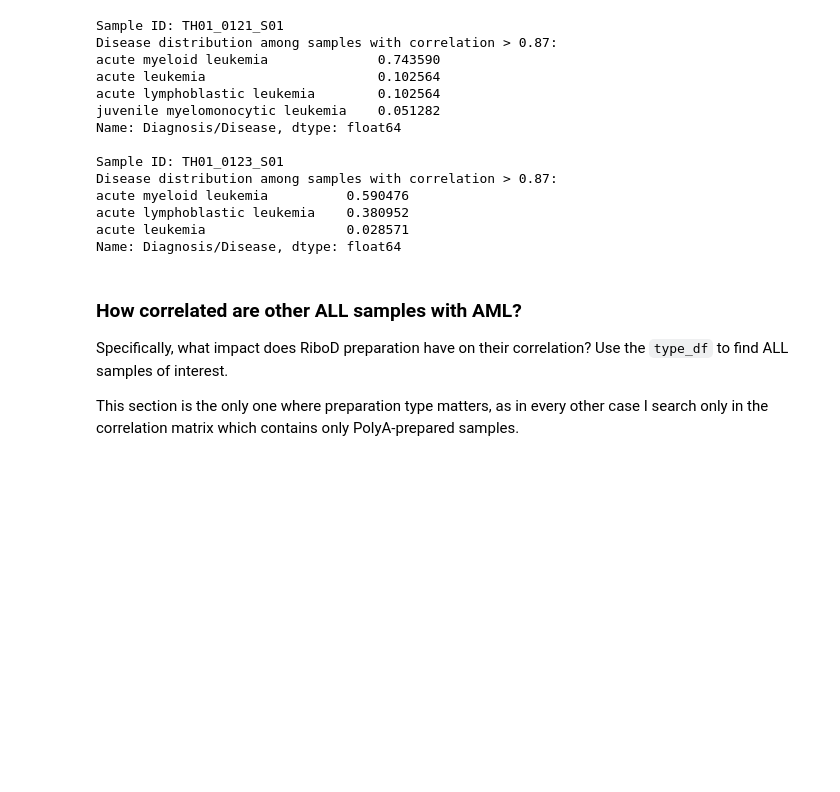
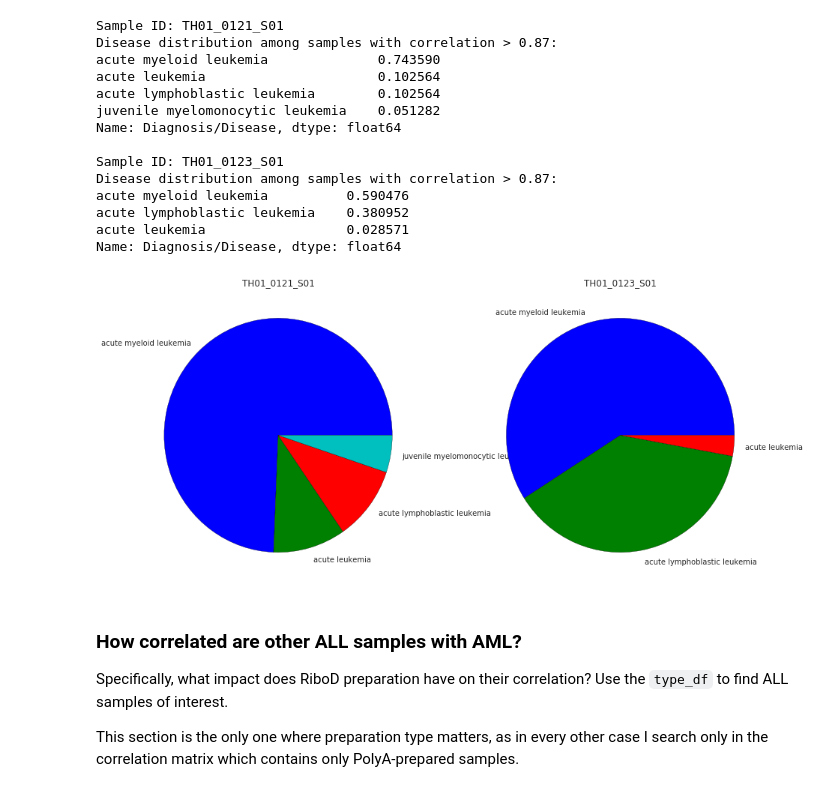
Before and after one commit to KellerJordan/TURG-Research, a Jupyter notebook: Analysis.ipynb, the cells around one changed output. Cells and saved outputs as stored; diff of their text form; code cells hidden in the pictures; blank space fills up the shorter version.

```diff
--- a/Analysis.ipynb
+++ b/Analysis.ipynb
@@ -55,6 +50,22 @@ acute myeloid leukemia          0.590476
 acute lymphoblastic leukemia    0.380952
 acute leukemia                  0.028571
 Name: Diagnosis/Disease, dtype: float64
+# %%
+plt.figure(figsize=(15, 7))
+
+plt.subplot(121)
+disease_distrib = diseases_correlated_above_threshold(sample_A, corr_df, type_df)
+plt.title(sample_A)
+plt.pie(disease_distrib, labels=disease_distrib.index)
+
+plt.subplot(122)
+disease_distrib = diseases_correlated_above_threshold(sample_B, corr_df, type_df)
+plt.title(sample_B)
+plt.pie(disease_distrib, labels=disease_distrib.index)
+
+plt.show()
+# %% [output]
+[figure, added]
 # %% [markdown]
 ### How correlated are other ALL samples with AML?
 
```
Also changed, not shown: parts of 7 cells of this notebook, 1 other file.
